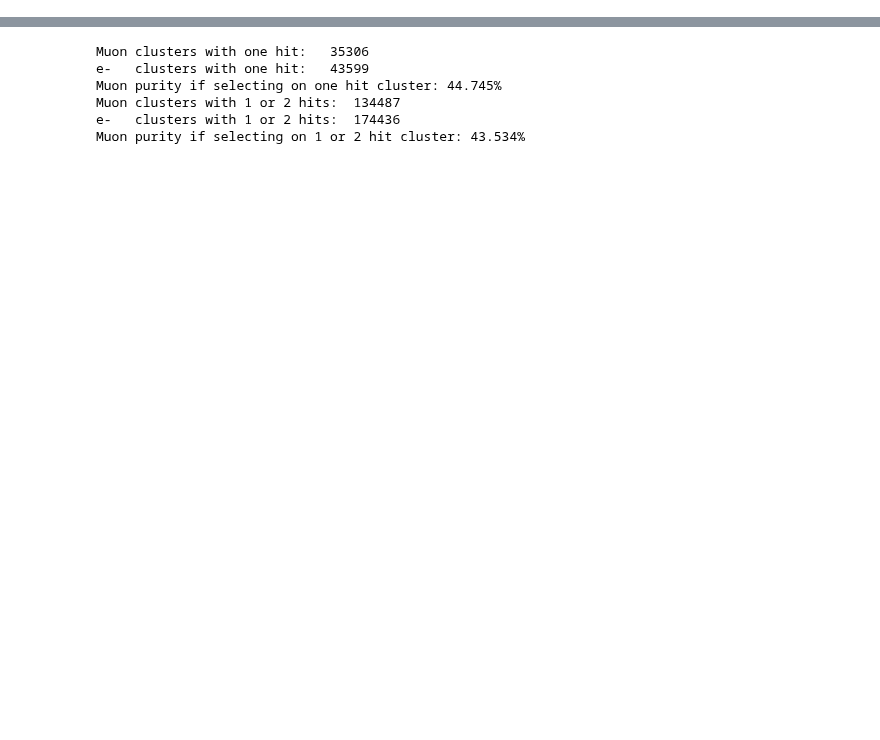
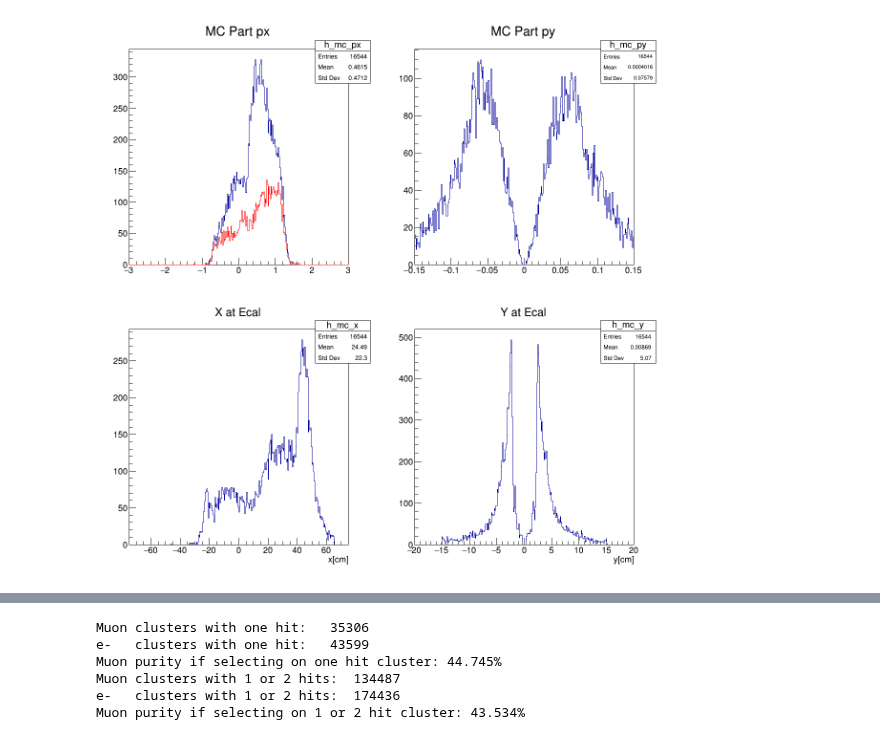
Before and after one commit to mholtrop/Analysis, a Jupyter notebook: MC2019/MC_Muon_Electron.ipynb, the cells around one changed output, grey strips where cells are left out. Cells and saved outputs as stored; diff of their text form; code cells hidden in the pictures; blank space fills up the shorter version.

```diff
--- a/MC2019/MC_Muon_Electron.ipynb
+++ b/MC2019/MC_Muon_Electron.ipynb
@@ -78,3 +84,6 @@ v0_ep_track_nhit              v0_ep_track_time              v0_goodness_of_pid
 v0_mass                       v0_mass_err                   v0_pdg                        v0_px
 v0_py                         v0_pz                         v0_type                       v0_vertex_chi2
 v0_vertex_prob                v0_vertex_x                   v0_vertex_y                   v0_vertex_z
+# %%
+df_stdhep = R.RDataFrame("StdHep","/data/HPS/data/MC/mum_2019/mum_0000_stdhep.root")
+df_stdhep.GetColumnNames()
@@ -81,11 +92,14 @@ v0_vertex_prob                v0_vertex_x                   v0_vertex_y
 # %%
-df_mum = df_mum.Define("fiducial_cut","auto f=fiducial_cut(ecal_cluster_seed_ix,ecal_cluster_seed_iy); return f;").Filter("for(auto fid: fiducial_cut){ if(!fid){return(false);}}; return true;")
-df_ele = df_ele.Define("fiducial_cut","auto f=fiducial_cut(ecal_cluster_seed_ix,ecal_cluster_seed_iy); return f;").Filter("for(auto fid: fiducial_cut){ if(!fid){return(false);}}; return true;")
+# Define 2D histograms for the cluster seeds. The size is correct for "pretty printing".
 h_m_ecal = df_mum.Histo2D(("m_hist_ecal","Ecal Seed Hits;ix;iy",50,-25.5,24.5,13,-6.5,6.5), "ecal_cluster_seed_ix", "ecal_cluster_seed_iy")
 h_e_ecal = df_ele.Histo2D(("e_hist_ecal","Ecal Seed Hits;ix;iy",50,-25.5,24.5,13,-6.5,6.5), "ecal_cluster_seed_ix", "ecal_cluster_seed_iy")
 
-h_m_ecal_fid = df_mum.Histo2D(("m_hist_ecal","Ecal Seed Hits;ix;iy",50,-25.5,24.5,13,-6.5,6.5), "ecal_cluster_seed_ix", "ecal_cluster_seed_iy")
-h_e_ecal_fid = df_ele.Histo2D(("e_hist_ecal","Ecal Seed Hits;ix;iy",50,-25.5,24.5,13,-6.5,6.5), "ecal_cluster_seed_ix", "ecal_cluster_seed_iy")
+# Define a fiducial cut. If any cluster seed is outside the cut, the whole event is skipped.
+df_mum_fid = df_mum.Define("fiducial_cut","auto f=fiducial_cut(ecal_cluster_seed_ix,ecal_cluster_seed_iy); return f;").Filter("for(auto fid: fiducial_cut){ if(!fid){return(false);}}; return true;")
+df_ele_fid = df_ele.Define("fiducial_cut","auto f=fiducial_cut(ecal_cluster_seed_ix,ecal_cluster_seed_iy); return f;").Filter("for(auto fid: fiducial_cut){ if(!fid){return(false);}}; return true;")
+
+h_m_ecal_fid = df_mum_fid.Histo2D(("m_hist_ecal","Ecal Seed Hits;ix;iy",50,-25.5,24.5,13,-6.5,6.5), "ecal_cluster_seed_ix", "ecal_cluster_seed_iy")
+h_e_ecal_fid = df_ele_fid.Histo2D(("e_hist_ecal","Ecal Seed Hits;ix;iy",50,-25.5,24.5,13,-6.5,6.5), "ecal_cluster_seed_ix", "ecal_cluster_seed_iy")
 
 h_m_nclus = df_mum.Define("n","ecal_cluster_energy.size()").Histo1D(("h_m_nclus","N clusters",11,-0.5,10.5),"n")
 h_e_nclus = df_ele.Define("n","ecal_cluster_energy.size()").Histo1D(("h_e_nclus","N clusters",11,-0.5,10.5),"n")
@@ -152,3 +118,42 @@ RDataFrame: An error occurred during just-in-time compilation. The lines above m
+# %%
+# Define the x,y,z component of the momentum for primary MC particles.
+df_mum_tmp = df_mum.Define("mc_px","""
+vector<double> out;
+auto idx= get_list_of_primary_mc(mc_part_sim_status);
+for(auto i: idx){out.push_back(mc_part_px[i]);}
+ return out;""").Define("mc_py","""
+vector<double> out;
+auto idx= get_list_of_primary_mc(mc_part_sim_status);
+for(auto i: idx){out.push_back(mc_part_py[i]);}
+ return out;""").Define("mc_pz","""
+vector<double> out;
+auto idx= get_list_of_primary_mc(mc_part_sim_status);
+for(auto i: idx){out.push_back(mc_part_pz[i]);}
+ return out;""")
+h_mc_px = df_mum_tmp.Histo1D(("h_mc_px","MC Part px",300,-3.,3.),"mc_px")
+h_mc_px_c = df_mum_tmp.Define("mc_px_c","vector<double> out; for(int i=0; i<mc_px.size(); ++i){if(abs(mc_py[i])>0.075){out.push_back(mc_px[i]);}}; return out;").Histo1D(("h_mc_px_c","MC Part px cut on py",300,-3.,3.),"mc_px_c")
+h_mc_x = df_mum_tmp.Define("x","vector<double> out; for(int i=0; i<mc_pz.size(); ++i){ out.push_back(150*mc_px[i]/mc_pz[i]);}; return out;").Histo1D(("h_mc_x","X at Ecal;x[cm]",300, -75., 75.),"x")
+h_mc_y = df_mum_tmp.Define("y","vector<double> out; for(int i=0; i<mc_pz.size(); ++i){ out.push_back(150*mc_py[i]/mc_pz[i]);}; return out;").Histo1D(("h_mc_y","Y at Ecal;y[cm]",300, -20., 20.),"y")
+h_mc_py = df_mum_tmp.Histo1D(("h_mc_py","MC Part py",300,-0.15,0.15),"mc_py")
+#
+# As thrown
+#
+h_mc_px_stdhep = df_stdhep.Histo1D(("h_mc_px","MC Part px from stdhep.",300,-3.,3.),"px")
+cc00 = R.TCanvas("cc00","CC00",1200, 1200)
+cc00.Divide(2,2)
+p1 = cc00.cd(1)
+h_mc_px.Draw()
+h_mc_px_c.SetLineColor(R.kRed)
+h_mc_px_c.Draw("same")
+p2 = cc00.cd(2)
+h_mc_py.Draw()
+p3 = cc00.cd(3)
+h_mc_x.Draw()
+p4 = cc00.cd(4)
+h_mc_y.Draw()
+cc00.Draw()
+# %% [output]
+[figure, added]
 # %%
 cc0 = R.TCanvas("cc0","CC0",800, 800)
 cc0.Divide(1,2)
```
Also changed, not shown: parts of 8 cells of this notebook, 2 other files.
